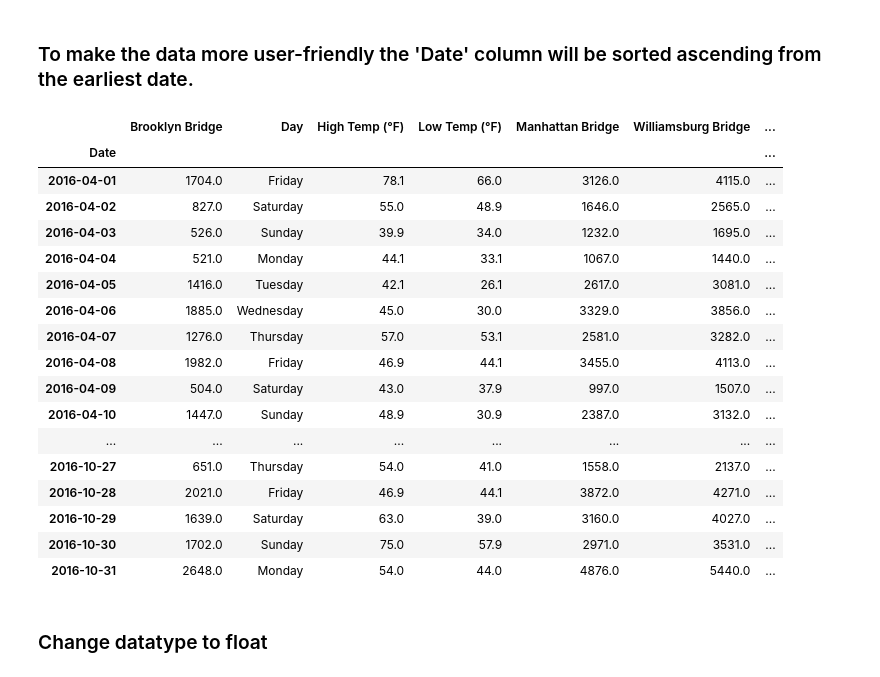
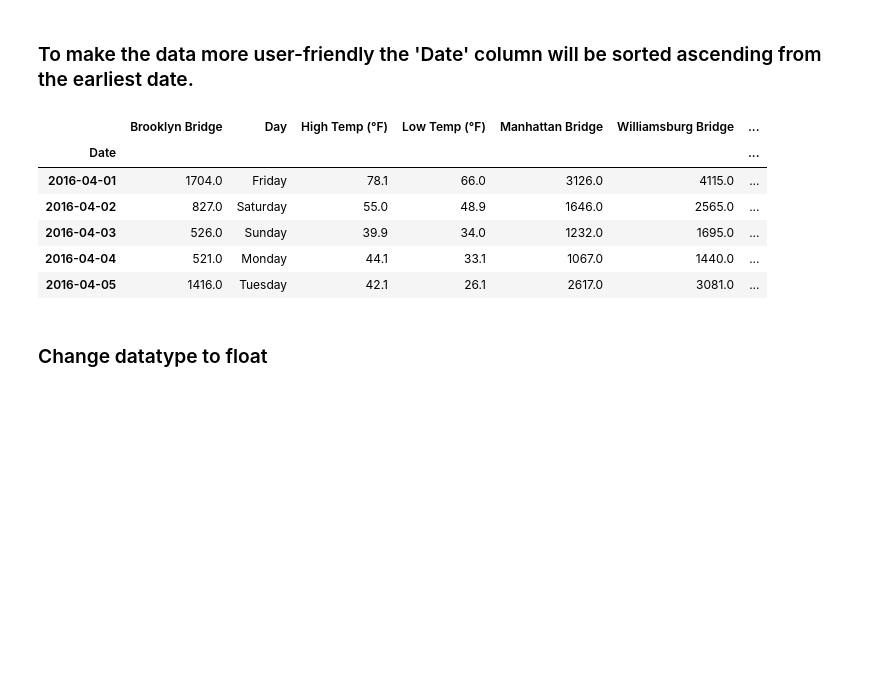
Before and after one commit to aaarista/Website, a Jupyter notebook: Final_Project.ipynb, the cells around one changed output. Saved outputs shown, nothing was run; the diff lists cells and outputs as text; code cells hidden in the pictures; blank space fills up the shorter version.

```diff
--- a/Final_Project.ipynb
+++ b/Final_Project.ipynb
@@ -72,26 +72,15 @@ all_data.dropna(subset=['Total'], inplace=True)
 # %% [markdown]
 ### To make the data more user-friendly the 'Date' column will be sorted ascending from the earliest date.
 # %%
-all_data.sort_values(by='Date')
+all_data.sort_values(by='Date').head()
 # %% [output]
 |  | Brooklyn Bridge | Day | High Temp (°F) | Low Temp (°F) | Manhattan Bridge | Williamsburg Bridge | ... |
 | Date |  |  |  |  |  |  | ... |
 | 2016-04-01 | 1704.0 | Friday | 78.1 | 66.0 | 3126.0 | 4115.0 | ... |
 | 2016-04-02 | 827.0 | Saturday | 55.0 | 48.9 | 1646.0 | 2565.0 | ... |
 | 2016-04-03 | 526.0 | Sunday | 39.9 | 34.0 | 1232.0 | 1695.0 | ... |
 | 2016-04-04 | 521.0 | Monday | 44.1 | 33.1 | 1067.0 | 1440.0 | ... |
 | 2016-04-05 | 1416.0 | Tuesday | 42.1 | 26.1 | 2617.0 | 3081.0 | ... |
-| 2016-04-06 | 1885.0 | Wednesday | 45.0 | 30.0 | 3329.0 | 3856.0 | ... |
-| 2016-04-07 | 1276.0 | Thursday | 57.0 | 53.1 | 2581.0 | 3282.0 | ... |
-| 2016-04-08 | 1982.0 | Friday | 46.9 | 44.1 | 3455.0 | 4113.0 | ... |
-| 2016-04-09 | 504.0 | Saturday | 43.0 | 37.9 | 997.0 | 1507.0 | ... |
-| 2016-04-10 | 1447.0 | Sunday | 48.9 | 30.9 | 2387.0 | 3132.0 | ... |
-| ... | ... | ... | ... | ... | ... | ... | ... |
-| 2016-10-27 | 651.0 | Thursday | 54.0 | 41.0 | 1558.0 | 2137.0 | ... |
-| 2016-10-28 | 2021.0 | Friday | 46.9 | 44.1 | 3872.0 | 4271.0 | ... |
-| 2016-10-29 | 1639.0 | Saturday | 63.0 | 39.0 | 3160.0 | 4027.0 | ... |
-| 2016-10-30 | 1702.0 | Sunday | 75.0 | 57.9 | 2971.0 | 3531.0 | ... |
-| 2016-10-31 | 2648.0 | Monday | 54.0 | 44.0 | 4876.0 | 5440.0 | ... |
 # %%
 all_data['Precipitation'] = all_data['Precipitation'].replace("T", 0)
 all_data['Precipitation'] = all_data['Precipitation'].replace("0.47 (S)", 0.47)
```
Also changed, not shown: parts of 9 cells of this notebook.
